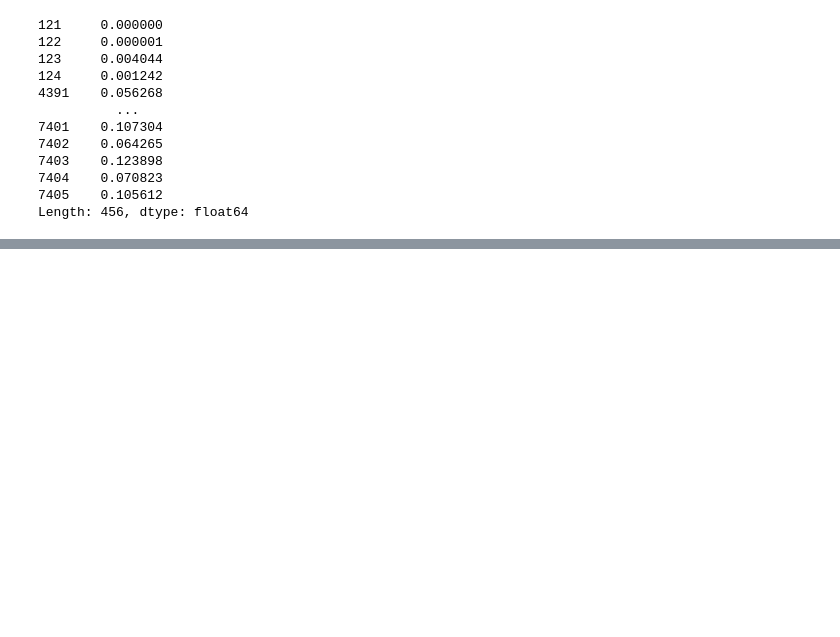
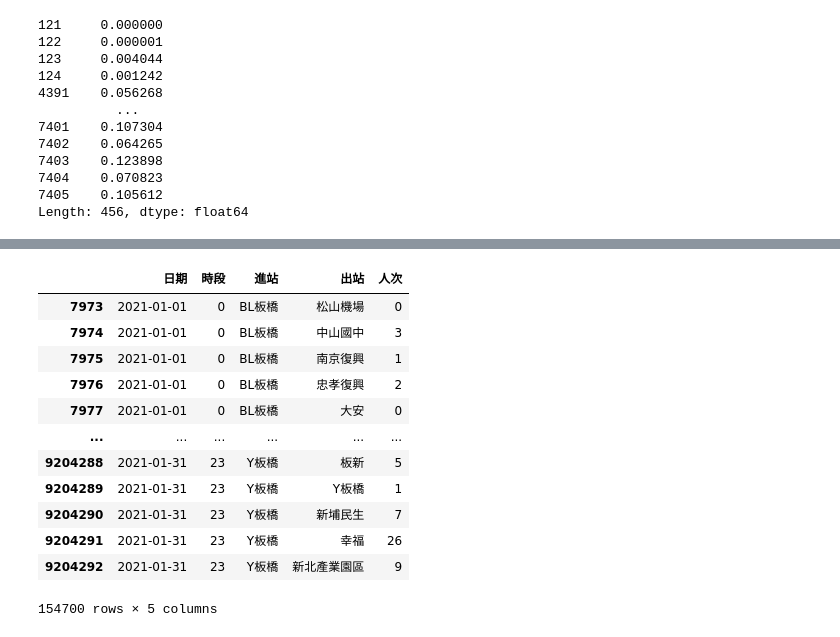
Before and after one commit to teddy21019/YoubikeUsagePrediction, a Jupyter notebook: project/data_getter/GettingData.ipynb, the cells around one changed output, grey strips where cells are left out. Saved outputs shown, nothing was run; the diff lists cells and outputs as text; code cells hidden in the pictures; blank space fills up the shorter version.

Commit message:
MRT data half done

```diff
--- a/project/data_getter/GettingData.ipynb
+++ b/project/data_getter/GettingData.ipynb
@@ -655,0 +671,2 @@ Length: 456, dtype: float64
+# %%
+od_data = pd.read_csv("../DATA/MRT/臺北捷運每日分時各站OD流量統計資料_202101.csv")
@@ -655,0 +694,16 @@ Length: 456, dtype: float64
+# %%
+od_data[od_data["進站"].str.contains("板橋")]
+# %% [output]
+|  | 日期 | 時段 | 進站 | 出站 | 人次 |
+| 7973 | 2021-01-01 | 0 | BL板橋 | 松山機場 | 0 |
+| 7974 | 2021-01-01 | 0 | BL板橋 | 中山國中 | 3 |
+| 7975 | 2021-01-01 | 0 | BL板橋 | 南京復興 | 1 |
+| 7976 | 2021-01-01 | 0 | BL板橋 | 忠孝復興 | 2 |
+| 7977 | 2021-01-01 | 0 | BL板橋 | 大安 | 0 |
+| ... | ... | ... | ... | ... | ... |
+| 9204288 | 2021-01-31 | 23 | Y板橋 | 板新 | 5 |
+| 9204289 | 2021-01-31 | 23 | Y板橋 | Y板橋 | 1 |
+| 9204290 | 2021-01-31 | 23 | Y板橋 | 新埔民生 | 7 |
+| 9204291 | 2021-01-31 | 23 | Y板橋 | 幸福 | 26 |
+| 9204292 | 2021-01-31 | 23 | Y板橋 | 新北產業園區 | 9 |
+154700 rows × 5 columns
```
Also changed, not shown: parts of 5 cells of this notebook.
